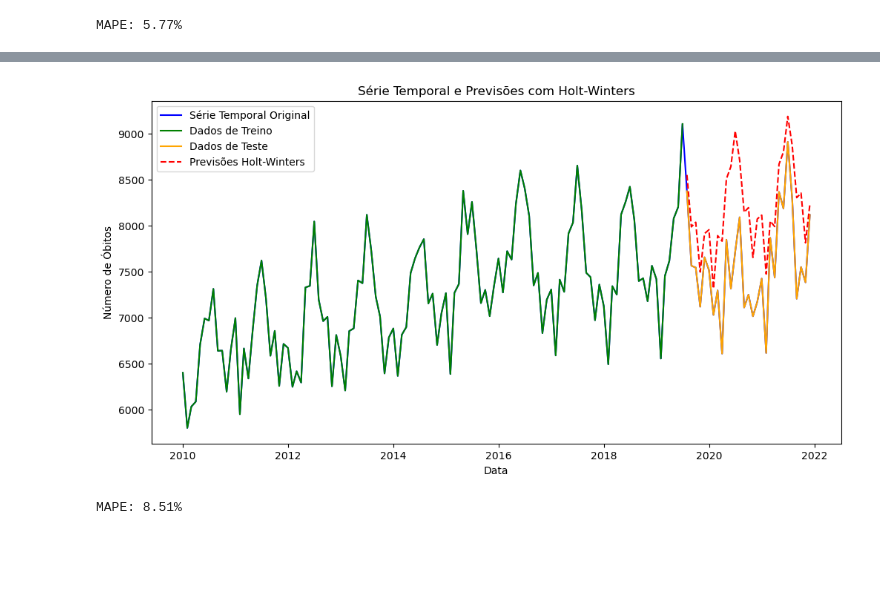
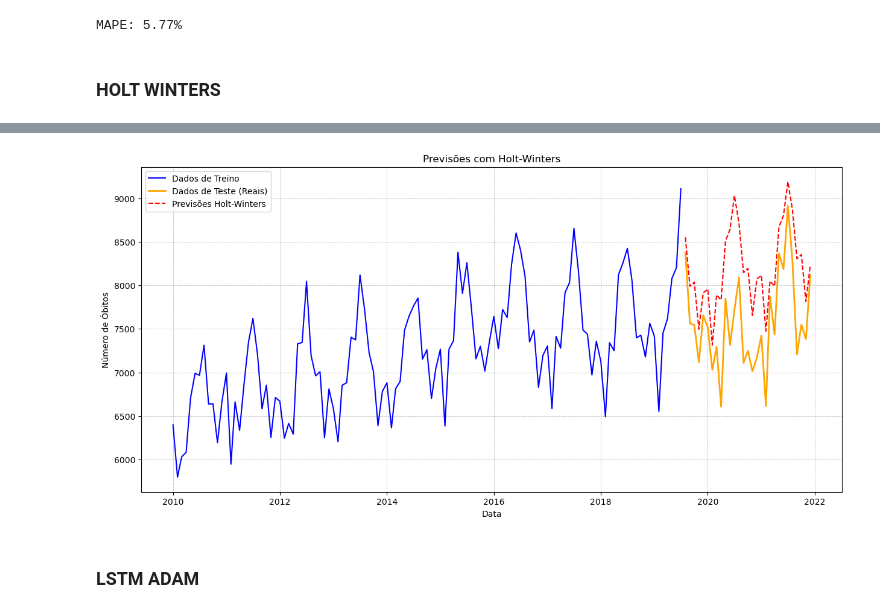
Before and after one commit to VitorAmadeu/Analise-de-dados-do-SIM, a Jupyter notebook: Modelagem Serie Temporal.ipynb, the cells around one changed output, grey strips where cells are left out. Saved outputs shown, nothing was run; the diff lists cells and outputs as text; code cells hidden in the pictures; blank space fills up the shorter version.

```diff
--- a/Modelagem Serie Temporal.ipynb
+++ b/Modelagem Serie Temporal.ipynb
@@ -122,11 +124,14 @@ mape = mean_absolute_percentage_error(test, forecast_mean) * 100
 print(f'MAPE: {mape:.2f}%')
 # %% [output]
 MAPE: 5.77%
+# %% [markdown]
+### HOLT WINTERS
 # %%
 import pandas as pd
 import matplotlib.pyplot as plt
 from statsmodels.tsa.holtwinters import ExponentialSmoothing
 from sklearn.metrics import mean_squared_error
+from sklearn.metrics import mean_absolute_percentage_error
 
 # Carregar os dados
 df = pd.read_csv('dados_combinados.csv')
@@ -147,40 +152,39 @@ test1 = series_temporal[int(len(series_temporal)*0.8):]   # 20% para teste
 # Ajustar o modelo Holt-Winters nos dados de treino
 model = ExponentialSmoothing(
     train,
-    trend='add',          # Tendência aditiva
-    seasonal='add',       # Sazonalidade aditiva
-    seasonal_periods=12   # Período sazonal (12 meses)
+    trend='add',           # Tendência aditiva
+    seasonal='add',        # Sazonalidade aditiva
+    seasonal_periods=12    # Período sazonal (12 meses)
 )
 model_fit = model.fit()
 
 # Fazer previsões nos dados de teste
-forecast1 = model_fit.forecast(steps=len(test))
+# CORREÇÃO: Usando a variável correta 'test1'
+forecast1 = model_fit.forecast(steps=len(test1))
 
-# Calcular o MSE
-mse = mean_squared_error(test, forecast)
-print(f'Erro Quadrático Médio (MSE): {mse}')
+# Calcular o MSE e o MAPE
+# CORREÇÃO: Usando a variável correta 'test1'
+mse = mean_squared_error(test1, forecast1)
+mape = mean_absolute_percentage_error(test1, forecast1) * 100
+print(f'Erro Quadrático Médio (MSE): {mse:.2f}')
+print(f'Erro Percentual Absoluto Médio (MAPE): {mape:.2f}%')
 
-# Plotar a série temporal original, os dados de treino, teste e as previsões
-plt.figure(figsize=(12, 6))
 
-# Série temporal original
-plt.plot(series_temporal.index, series_temporal, label='Série Temporal Original', color='blue')
+# --- Bloco de Visualização (Opcional, mas recomendado) ---
+plt.figure(figsize=(15, 7))
 
-# Dados de treino
-plt.plot(train.index, train, label='Dados de Treino', color='green')
+# Plotar dados de treino e teste
+plt.plot(train.index, train, label='Dados de Treino', color='blue')
+plt.plot(test1.index, test1, label='Dados de Teste (Reais)', color='orange', linewidth=2)
 
-# Dados de teste
-plt.plot(test.index, test, label='Dados de Teste', color='orange')
-
-# Previsões
-plt.plot(test.index, forecast, label='Previsões Holt-Winters', color='red', linestyle='--')
+# Plotar a previsão
+plt.plot(test1.index, forecast1, label='Previsões Holt-Winters', color='red', linestyle='--')
 
 # Adicionar título e legendas
-plt.title('Série Temporal e Previsões com Holt-Winters')
+plt.title('Previsões com Holt-Winters')
 plt.xlabel('Data')
 plt.ylabel('Número de Óbitos')
 plt.legend()
-
-# Mostrar o gráfico
+plt.grid(True, which='both', linestyle='--', linewidth=0.5)
 plt.show()
 # %% [output]
@@ -188,10 +193,5 @@ Erro Quadrático Médio (MSE): 511179.189583939
-[figure, old version]
+[figure, new version]
-# %%
-from sklearn.metrics import mean_absolute_percentage_error
-
-mape = mean_absolute_percentage_error(test1, forecast1) * 100
-print(f'MAPE: {mape:.2f}%')
-# %% [output]
-MAPE: 8.51%
+# %% [markdown]
+### LSTM ADAM
 # %%
 pip install tensorflow
```
Also changed, not shown: parts of 15 cells of this notebook.
